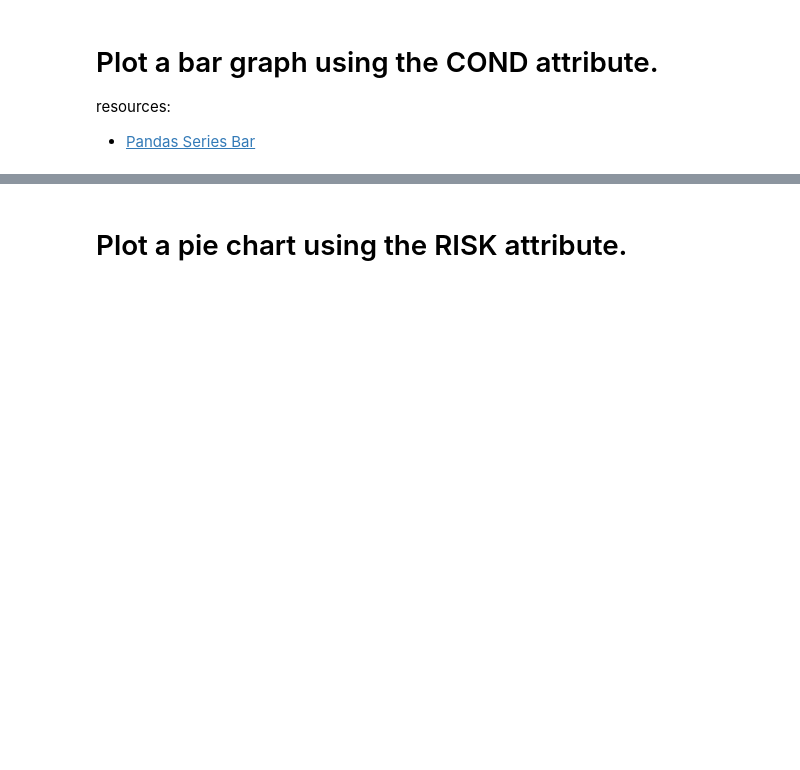
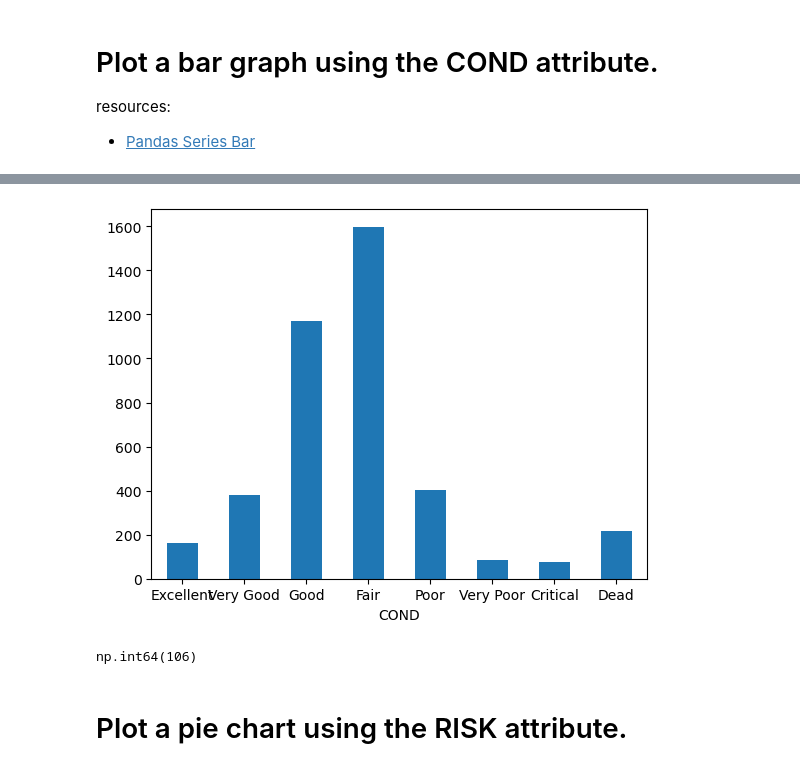
Before and after one commit to ulasyakut/DENotebookWeek67, a Jupyter notebook: CityOfNewarkDETreeSurvey/newark_de_tree_survey.ipynb, the cells around one changed output, grey strips where cells are left out. Saved outputs shown, nothing was run; the diff lists cells and outputs as text; code cells hidden in the pictures; blank space fills up the shorter version.

```diff
--- a/CityOfNewarkDETreeSurvey/newark_de_tree_survey.ipynb
+++ b/CityOfNewarkDETreeSurvey/newark_de_tree_survey.ipynb
@@ -161,3 +156,5 @@ resources:
 * [Pandas Series Bar](https://pandas.pydata.org/pandas-docs/stable/reference/api/pandas.Series.plot.bar.html#pandas.Series.plot.bar)
 # %%
 # How can we determine all of the possible values describing the condition of a tree and their associated counts?
+ser = ndf['COND'].value_counts()
+ser
@@ -167,7 +187,13 @@ resources:
 # %%
 # Plot the Series here
+ax = ser.plot.bar(x='COND', y='val', rot=0)
+# %% [output]
+[figure, added]
 # %%
 # How many entries have missing values for the COND attribute? Why are these values missing?
+ndf['COMMON'].count()-ndf['COND'].count()
+# %% [output]
+np.int64(106)
 # %% [markdown]
 # Plot a pie chart using the RISK attribute.
 # %% [markdown]
```
Also changed, not shown: parts of 10 cells of this notebook.
